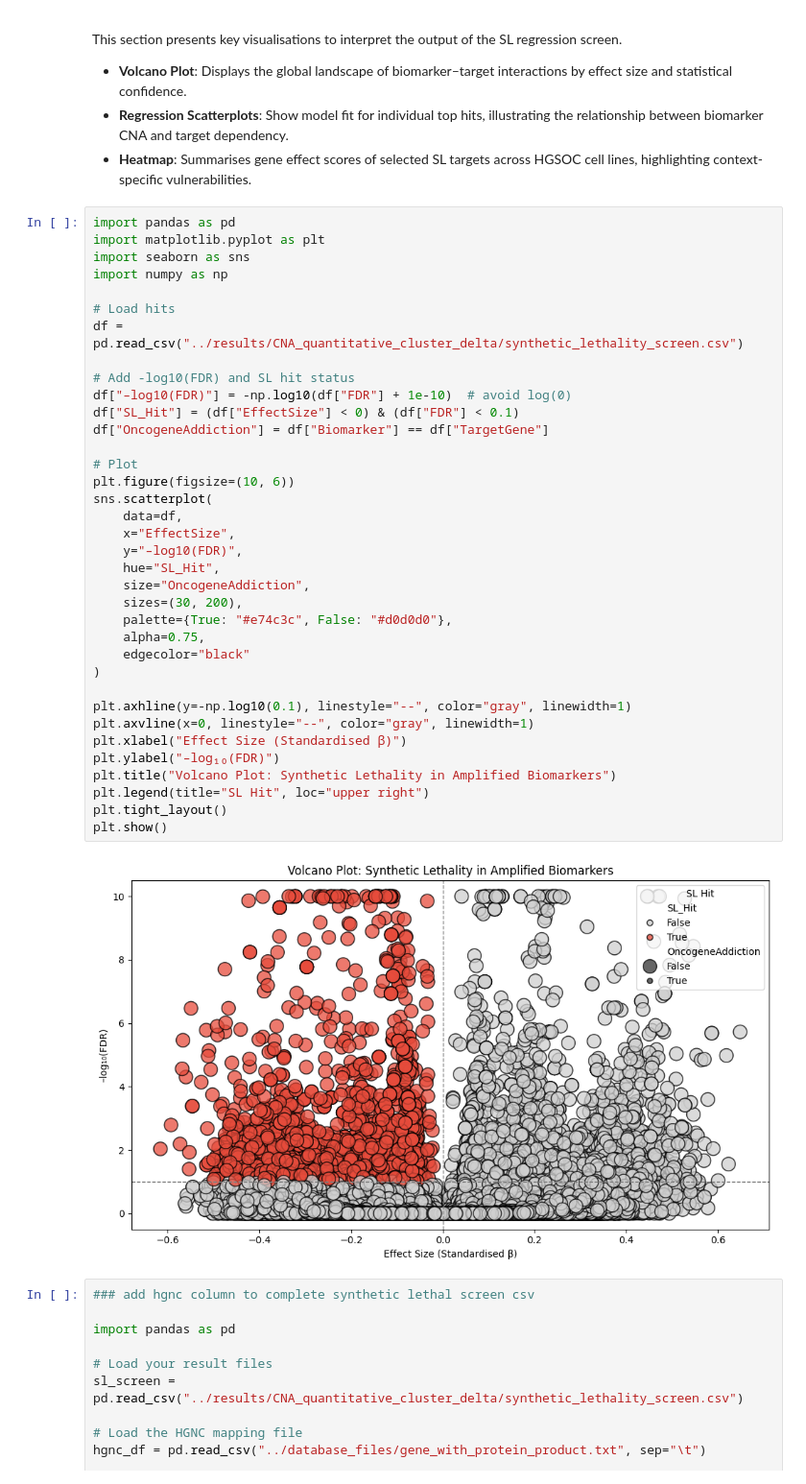
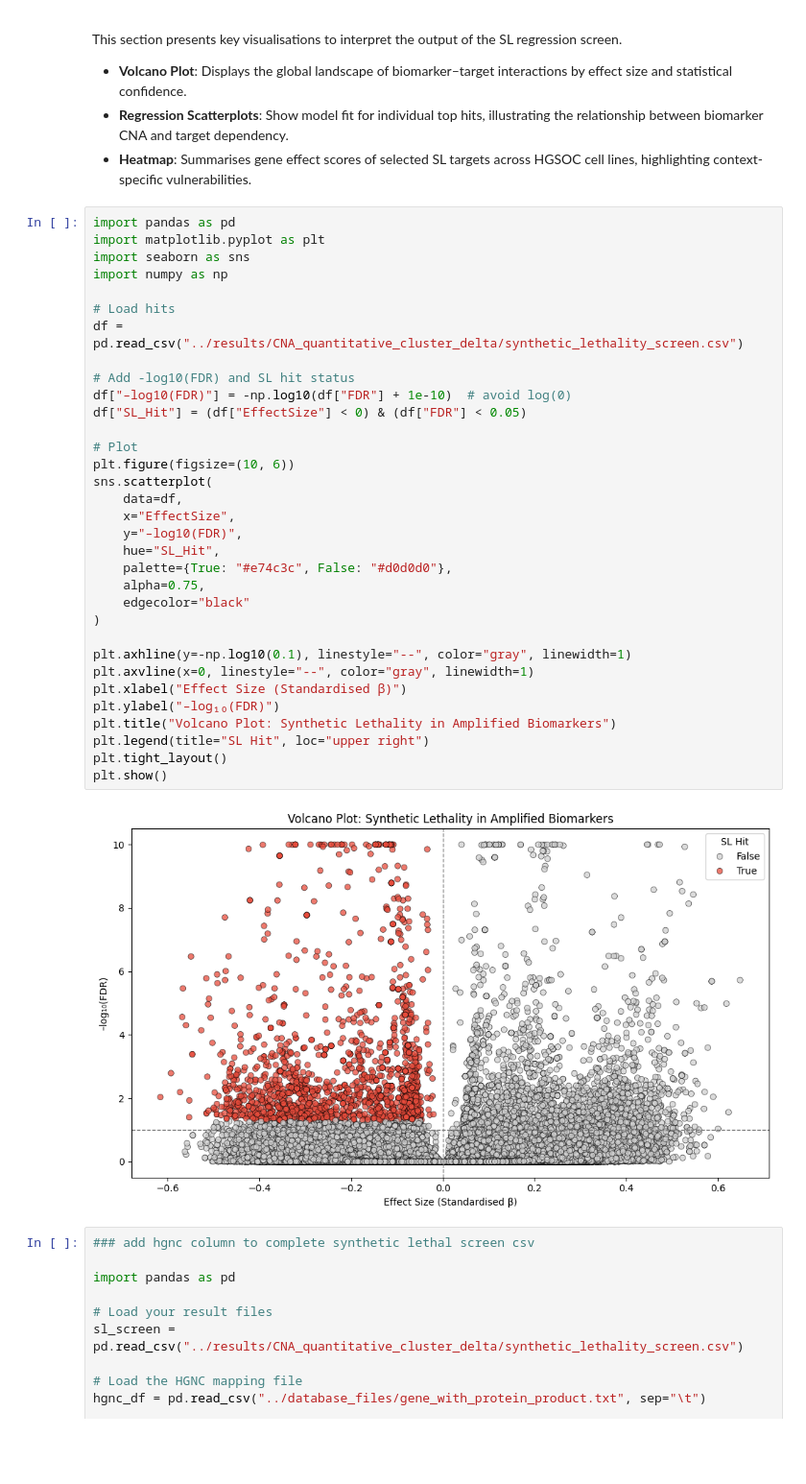
Before and after one commit to faith-ogun/bioslate-hgsoc-core, a Jupyter notebook: notebooks/sl_screen_strategy_comparison.ipynb, the cells around one changed output. Shown at 96% size. Drawn from its saved outputs; the diff is of its cells as text; blank space fills up the shorter version.

```diff
--- a/notebooks/sl_screen_strategy_comparison.ipynb
+++ b/notebooks/sl_screen_strategy_comparison.ipynb
@@ -738,38 +738,35 @@ import matplotlib.pyplot as plt
 import seaborn as sns
 import numpy as np
 
 # Load hits
 df = pd.read_csv("../results/CNA_quantitative_cluster_delta/synthetic_lethality_screen.csv")
 
 # Add -log10(FDR) and SL hit status
 df["–log10(FDR)"] = -np.log10(df["FDR"] + 1e-10)  # avoid log(0)
-df["SL_Hit"] = (df["EffectSize"] < 0) & (df["FDR"] < 0.1)
-df["OncogeneAddiction"] = df["Biomarker"] == df["TargetGene"]
+df["SL_Hit"] = (df["EffectSize"] < 0) & (df["FDR"] < 0.05)
 
 # Plot
 plt.figure(figsize=(10, 6))
 sns.scatterplot(
     data=df,
     x="EffectSize",
     y="–log10(FDR)",
     hue="SL_Hit",
-    size="OncogeneAddiction",
-    sizes=(30, 200),
     palette={True: "#e74c3c", False: "#d0d0d0"},
     alpha=0.75,
     edgecolor="black"
 )
 
 plt.axhline(y=-np.log10(0.1), linestyle="--", color="gray", linewidth=1)
 plt.axvline(x=0, linestyle="--", color="gray", linewidth=1)
 plt.xlabel("Effect Size (Standardised β)")
 plt.ylabel("–log₁₀(FDR)")
 plt.title("Volcano Plot: Synthetic Lethality in Amplified Biomarkers")
 plt.legend(title="SL Hit", loc="upper right")
 plt.tight_layout()
 plt.show()
 # %% [output]
-[figure, old version]
+[figure, new version]
 # %%
 ### add hgnc column to complete synthetic lethal screen csv
 
```
Also changed, not shown: 5 other files.
